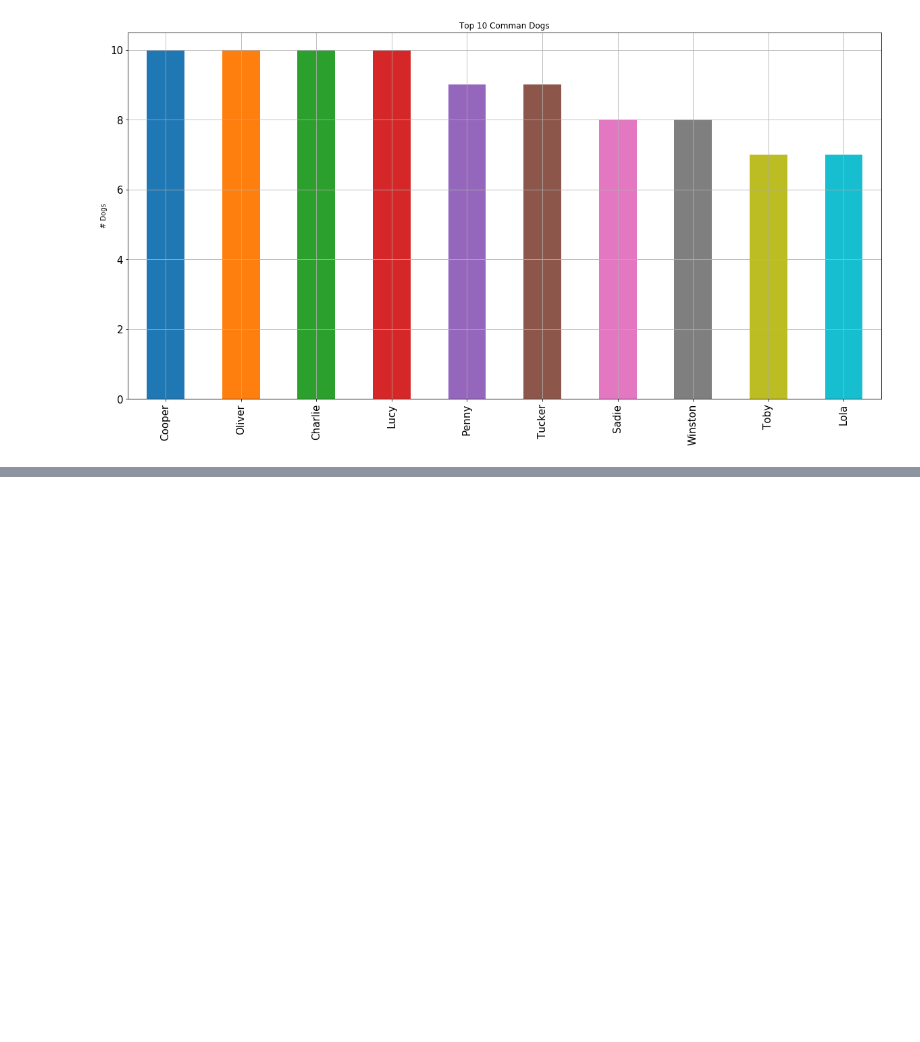
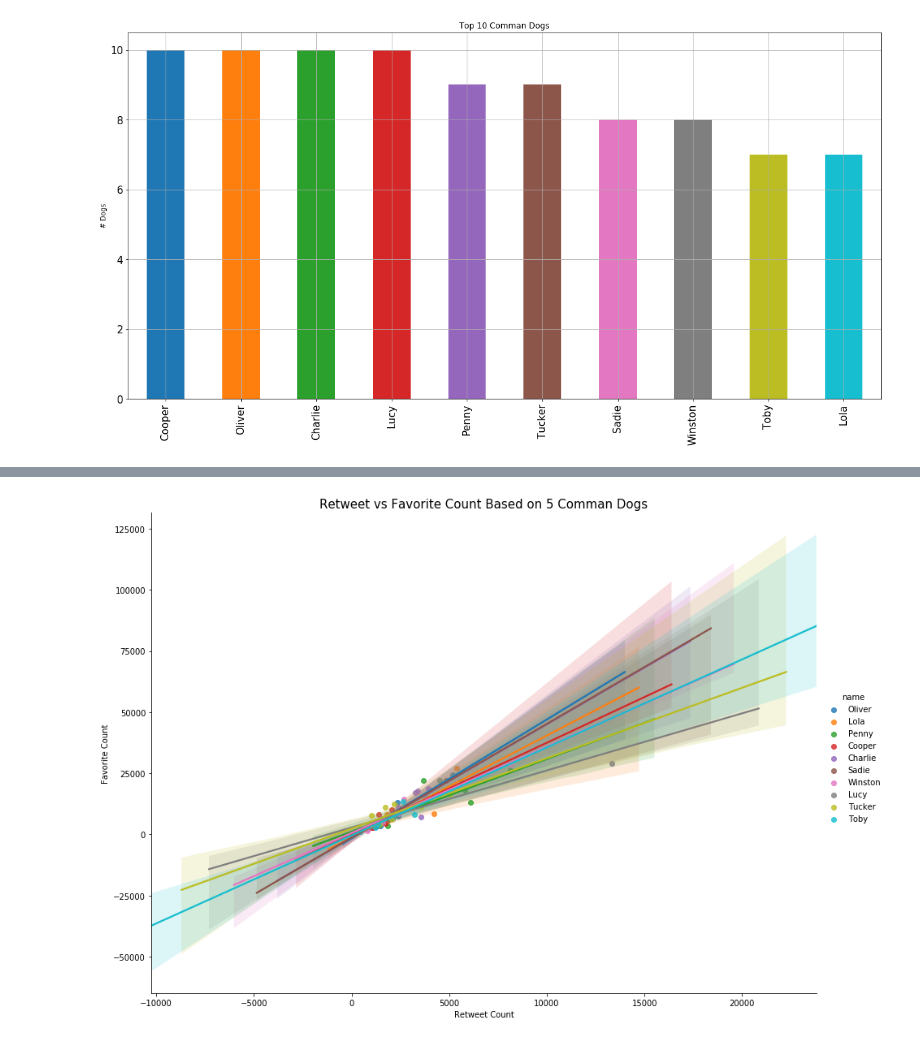
Before and after one commit to Alyahya-A/wrangle-and-analyze-data, a Jupyter notebook: wrangle_act.ipynb, the cells around one changed output, grey strips where cells are left out. Drawn from its saved outputs; the diff is of its cells as text; code cells hidden in the pictures; blank space fills up the shorter version.

```diff
--- a/wrangle_act.ipynb
+++ b/wrangle_act.ipynb
@@ -1208,0 +1217,13 @@ plt.show()
+# %%
+q_names = f_df.name.value_counts()[1:11].index
+temp_df = f_df[f_df["name"].isin(q_names)]
+
+
+lm = sns.lmplot(x="retweet_count", y="favorite_count", data=temp_df, hue="name", size = 9, aspect=1.4)
+
+ax = plt.gca()
+ax.set_xlabel('Retweet Count')
+ax.set_ylabel('Favorite Count');
+ax.set_title("Retweet vs Favorite Count Based on 5 Comman Dogs", fontsize=15);
+# %% [output]
+[figure, added]
```
Also changed, not shown: parts of 2 cells of this notebook.
